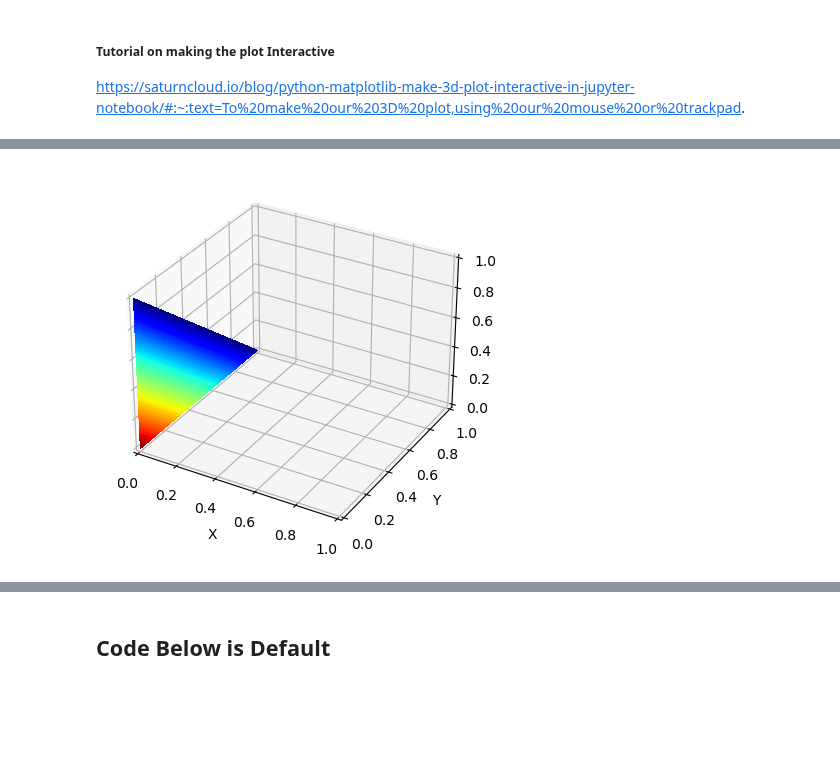
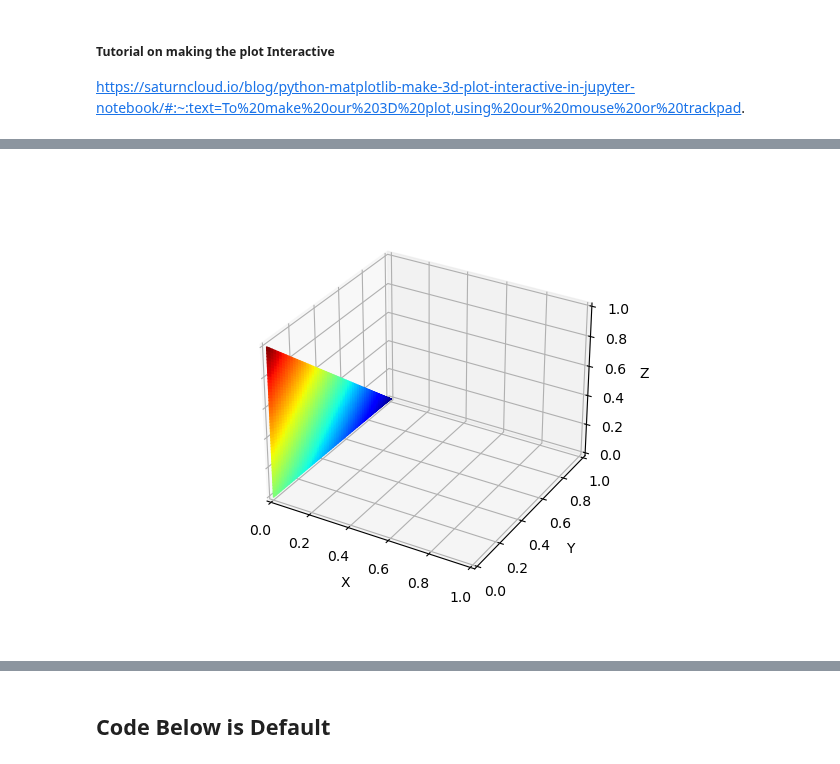
Before and after one commit to JoshuaG-K/transformation-visualization-tool, a Jupyter notebook: transformations.ipynb, the cells around one changed output, grey strips where cells are left out. Cells and saved outputs as stored; diff of their text form; code cells hidden in the pictures; blank space fills up the shorter version.

```diff
--- a/transformations.ipynb
+++ b/transformations.ipynb
@@ -71,22 +78,24 @@ for i in range(left_green.shape[0]):
 # %%
 from mpl_toolkits.mplot3d import axes3d
 import matplotlib.pyplot as plt
 import numpy as np
 
 fig = plt.figure()
 ax = fig.add_subplot(projection='3d')
+points=50
+Y, Z = np.meshgrid(np.linspace(0,1,points), np.linspace(0,1,points))
+Z = Z*(1-Y)
+color =(1-Y+Z)*0.5
 
-X, Y = np.meshgrid(np.linspace(0,1), np.linspace(0,1))
-Z = 1.-X-Y
-Z[Z<0] = 0
+ax.plot_surface(np.zeros_like(Y), Y, Z, facecolors=plt.cm.jet(color),
+                rcount=points, ccount=points, shade=False)
 
-cset = ax.contourf(X, Y, Z, zdir='x', levels=np.linspace(0,1),offset=0, cmap=plt.cm.jet)
 ax.set_xlabel('X')
 ax.set_xlim(0, 1)
 ax.set_ylabel('Y')
 ax.set_ylim(0,1)
 ax.set_zlabel('Z')
 ax.set_zlim(0,1)
 plt.show()
 # %% [output]
-[figure, old version]
+[figure, new version]
```
Also changed, not shown: parts of 2 cells of this notebook.
